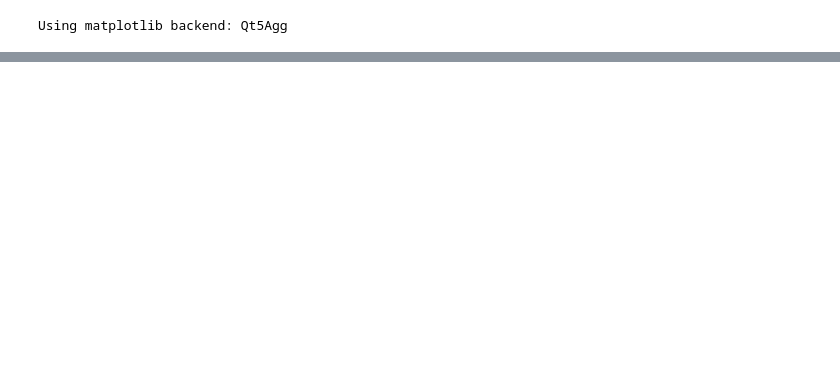
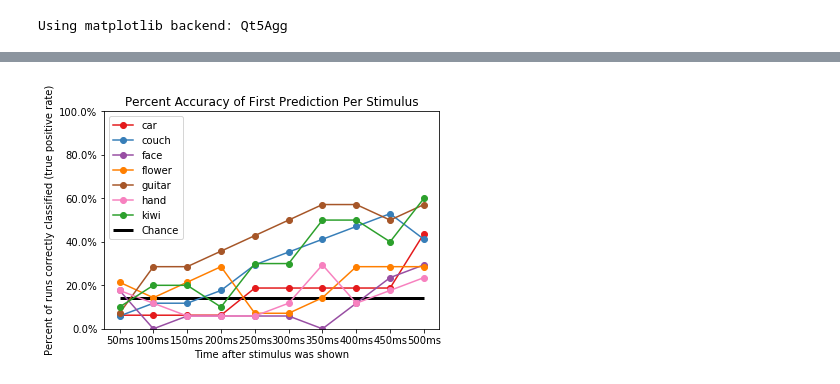
Before and after one commit to brookefitzgerald/ESNResearch, a Jupyter notebook: ZhangClassifyPlayground.ipynb, the cells around one changed output, grey strips where cells are left out. Cells and saved outputs as stored; diff of their text form; code cells hidden in the pictures; blank space fills up the shorter version.

```diff
--- a/ZhangClassifyPlayground.ipynb
+++ b/ZhangClassifyPlayground.ipynb
@@ -236,0 +251,3 @@ def calculateTotalAccuracy(y_target,y,nToSkip = 100):
+# %%
+sub_t = T_test[:,np.arange(10000)]
+sub_y = Y_test[:,np.arange(10000)]
@@ -258,6 +386,7 @@ rvs = stats.uniform(-1,2).rvs # uniform distribution between [-1,1]
 # %%
 cmap = get_cmap("Set1")
 stim_colors = [cmap(i) for i in np.linspace(0,1,7)]
+stim_colors[6] = (44./255.,160./255.,44./255.,1.)
 rep_stim_colors = np.repeat(stim_colors,num_bins,0)
 
 bin_colors = [cmap(i) for i in np.linspace(0,1,num_bins)]
@@ -337,17 +496,0 @@ Y = np.dot(W_out,M)
-# %%
-X_test = np.zeros((res_size,nTestRuns*nTimeUnits))
-M_test = np.zeros((res_size+inputSize,nTestRuns*nTimeUnits))
-T_test = np.zeros((7*num_bins,nTestRuns*nTimeUnits))
-
-for run in np.arange(nTestRuns):
-    for i in np.arange(1, nTimeUnits):
-        index = run*nTimeUnits+i
-        run_index = run + nTrainRuns
-        W_dot_Xn = np.dot(W,X_test[:,index-1].reshape((res_size,1)))
-        Win_dot_Un = np.dot(W_in, input_data[:,run_index,i].reshape((inputSize,1)))
-        noise = np.random.normal(0,scale_noise,size=res_size).reshape((res_size,1))
-        X_test[:,index] = np.tanh(W_dot_Xn+Win_dot_Un+b+noise).reshape(res_size)
-        M_test[:,index] = np.concatenate((input_data[:,run_index,i],X_test[:,index]),axis=0)
-        T_test[:,index] = teacher[:,run_index,i].reshape(7*num_bins)
-
-Y_test=np.dot(W_out,M_test)
@@ -367,0 +651,13 @@ Using matplotlib backend: Qt5Agg
+# %%
+[plt.plot(x, '-o',label =labs[i], c=stim_colors[i]) for i,x in enumerate(tot_tp/tot_counts)]
+plt.hlines(1./7.,0,9,label = "Chance",linewidth=3.0)
+plt.legend()
+plt.gca().yaxis.set_major_formatter(formatter)
+plt.ylim([0,1])
+plt.xticks(np.arange(10),bin_labs)
+plt.ylabel("Percent of runs correctly classified (true positive rate)")
+plt.xlabel("Time after stimulus was shown")
+plt.title("Percent Accuracy of First Prediction Per Stimulus")
+plt.show()
+# %% [output]
+[figure, added]
```
Also changed, not shown: parts of 54 cells of this notebook, 1 other file.
